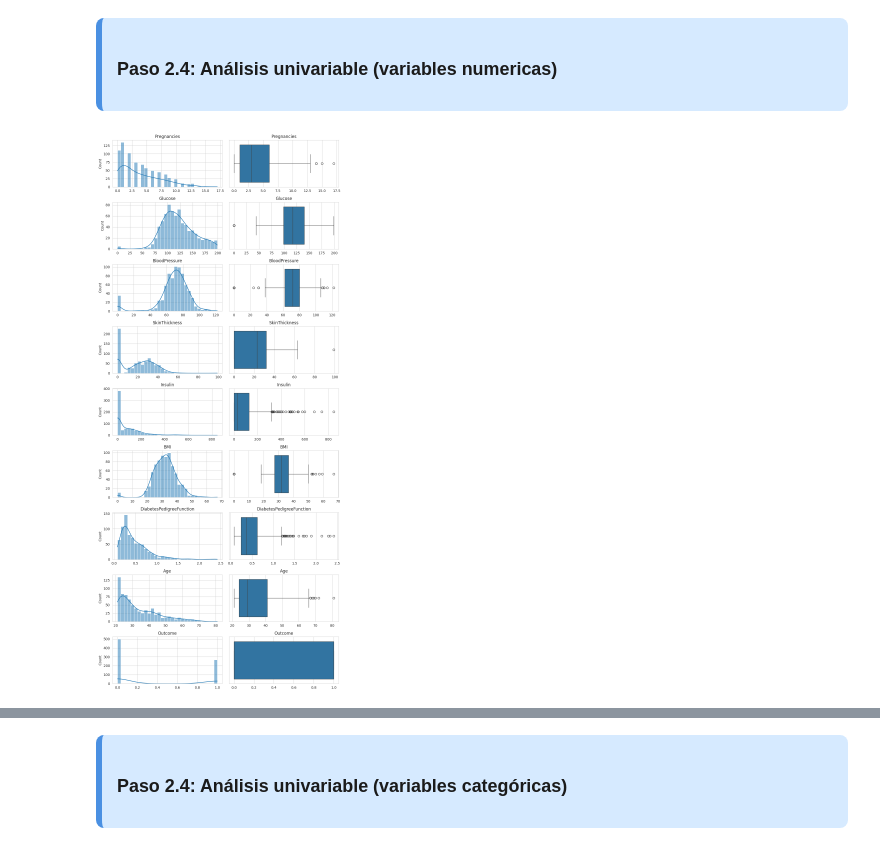
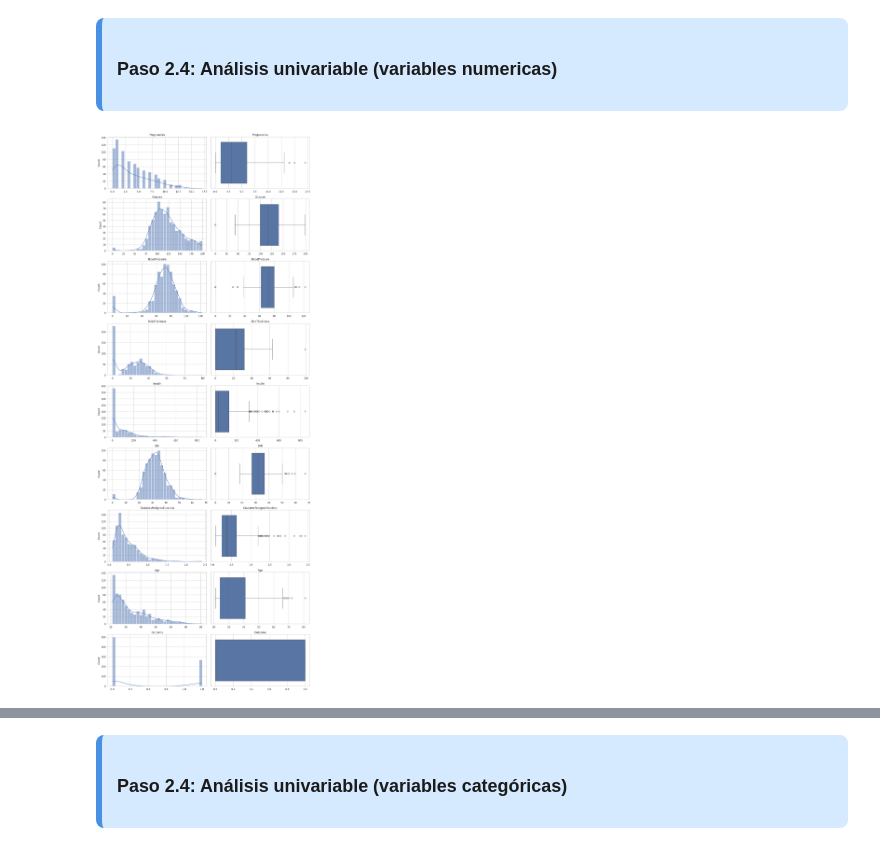
Before and after one commit to 4GeeksAcademy/anaisaponte-GitH-intro-ml, a Jupyter notebook: src/04-eda-diabetes.ipynb, the cells around one changed output, grey strips where cells are left out. Drawn from its saved outputs; the diff is of its cells as text; code cells hidden in the pictures.

Commit message:
Proj decision Tree Done!

```diff
--- a/src/04-eda-diabetes.ipynb
+++ b/src/04-eda-diabetes.ipynb
@@ -35,15 +35,42 @@ A continuación se realizan primero las importaciones necesarias y, posteriormen
 
 </div>
 # %%
-# IMPORTACIONES LIBRERIAS
+# ==========================================
+# 📦 IMPORTACIÓN DE LIBRERÍAS (GLOBAL)
+# ==========================================
 
+# Manipulación de datos
 import pandas as pd
+import numpy as np
+
+# Visualización
 import matplotlib.pyplot as plt
 import seaborn as sns
-from sklearn.model_selection import train_test_split
-from sklearn.linear_model import LogisticRegression
-from sklearn.metrics import classification_report
-from sklearn.preprocessing import StandardScaler
+
+# Configuración visual (opcional pero útil)
+sns.set(style="whitegrid")
+
+# Preprocesamiento
+from sklearn.impute import SimpleImputer
+
+# División de datos
+from sklearn.model_selection import train_test_split, GridSearchCV
+
+# Modelos
+from sklearn.tree import DecisionTreeClassifier, plot_tree
+
+# Métricas
+from sklearn.metrics import (
+    confusion_matrix,
+    ConfusionMatrixDisplay,
+    accuracy_score,
+    precision_score,
+    recall_score,
+    f1_score,
+)
+
+# Importamos la librería para guardar modelos
+import joblib
 # %%
 # CARGAMOS EL FICHERO CON LOS DATOS A ANALIZAR
 df = pd.read_csv('../data/raw/diabetes.csv')
@@ -284,29 +339,29 @@ df.describe()
 # %%
 # Seleccionamos variables numéricas
 num_vars = df.select_dtypes(include=['int64', 'float64']).columns
 
 # Estilo limpio
 sns.set_style("whitegrid")
 
-# Ajustamos tamaño (más compacto que el tuyo)
-fig, axes = plt.subplots(len(num_vars), 2, figsize=(10, 2.5*len(num_vars)))
+# 🔥 Más grande y más aire entre gráficos
+fig, axes = plt.subplots(len(num_vars), 2, figsize=(14, 4*len(num_vars)))
 
 for i, col in enumerate(num_vars):
 
     # Histograma
     sns.histplot(df[col], bins=30, ax=axes[i, 0], kde=True)
     axes[i, 0].set_title(f'{col}')
     axes[i, 0].set_xlabel('')
 
     # Boxplot
     sns.boxplot(x=df[col], ax=axes[i, 1])
     axes[i, 1].set_title(f'{col}')
     axes[i, 1].set_xlabel('')
 
 plt.tight_layout()
 plt.show()
 # %% [output]
-[figure, old version]
+[figure, new version]
 # %% [markdown]
 <div style="background-color:#fff3cd; border-left:6px solid #f1c40f; padding:15px; border-radius:8px; color:#1b1b1b;">
 
```
Also changed, not shown: parts of 79 cells of this notebook, 1 other file.
